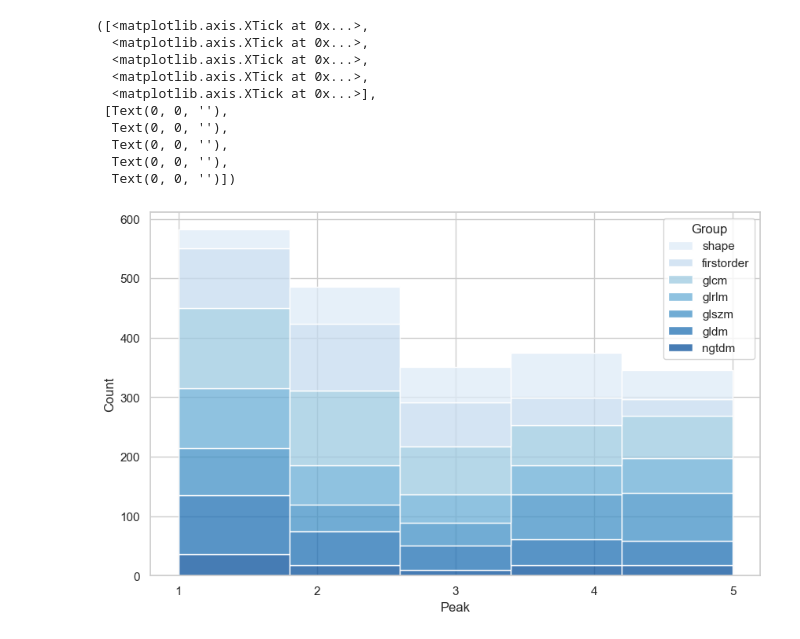
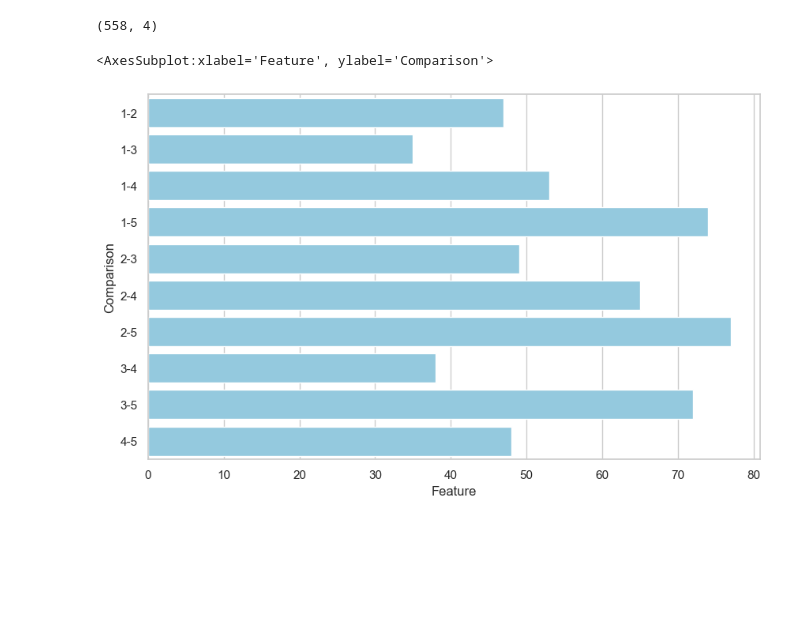
Before and after one commit to aaron-rankin/LongitudinalRadiomics-MRgRT, a Jupyter notebook: SubmissionVisuals/Bar-PeakFrac.ipynb, the cells around one changed output. Drawn from its saved outputs; the diff is of its cells as text; code cells hidden in the pictures; blank space fills up the shorter version.

```diff
--- a/SubmissionVisuals/Bar-PeakFrac.ipynb
+++ b/SubmissionVisuals/Bar-PeakFrac.ipynb
@@ -41,19 +14,0 @@ for pat in patIDs:
-# %%
-df_result['Group'] = df_result['Feature'].str.split('_').str[0]
-# scatter plot of peak values
-sns.set(style="whitegrid")
-plt.figure(figsize=(10, 6))
-sns.histplot(data=df_result, x='Peak', hue='Group', multiple='stack', bins=5, palette='Blues')
-plt.xticks(np.arange(1, 6, 1))
-# %% [output]
-([<matplotlib.axis.XTick at 0x...>,
-  <matplotlib.axis.XTick at 0x...>,
-  <matplotlib.axis.XTick at 0x...>,
-  <matplotlib.axis.XTick at 0x...>,
-  <matplotlib.axis.XTick at 0x...>],
- [Text(0, 0, ''),
-  Text(0, 0, ''),
-  Text(0, 0, ''),
-  Text(0, 0, ''),
-  Text(0, 0, '')])
-[figure, removed]
@@ -59,0 +32,41 @@ plt.xticks(np.arange(1, 6, 1))
+# %%
+# loop through features and do statistical comparison
+from scipy.stats import wilcoxon, ttest_rel
+
+fractions = df_all['Fraction'].unique()
+
+df_comp = pd.DataFrame(columns=['Feature', 'FracA', 'FracB', 'Wilcoxon', 'p_w', 't', 'p_t'])
+
+for ft in fts:
+    df_ft = df_all[df_all['Feature'] == ft]
+
+    # compare every fraction to fraction 1
+    for i in range(int(len(fractions))):
+        fracA = fractions[i]
+        for j in range(i+1, len(fractions)):
+            fracB = fractions[j]
+            w, p_w, t, p_t = compare_fractions(df_ft, fracA, fracB)
+            df_comp = df_comp.append({'Feature': ft, 'Comparison':f'{fracA}-{fracB}', 'FracA': fracA, 'FracB': fracB, 'Wilcoxon': w, 'p_w': p_w, 't': t, 'p_t': p_t}, ignore_index=True)
+
+
+
+df_comp_sign = df_comp[df_comp['p_w'] <= 0.05]
+df_comp_sign = df_comp_sign[['Feature', 'Comparison', 'Wilcoxon', 'p_w']]
+
+
+print(df_comp_sign.shape)
+# %% [output]
+(558, 4)
+# %%
+# bar chart counts of significant differences
+df_bar_comp = df_comp_sign.groupby('Comparison').count().reset_index()
+
+df_bar_comp = df_bar_comp[['Comparison', 'Feature']]
+
+
+# horiziozntal bar chart
+plt.figure(figsize=(10, 6))
+sns.barplot(x='Feature', y='Comparison', data=df_bar_comp, color='skyblue')
+# %% [output]
+<AxesSubplot:xlabel='Feature', ylabel='Comparison'>
+[figure, added]
```
Also changed, not shown: parts of 6 cells of this notebook, 12 other files.
